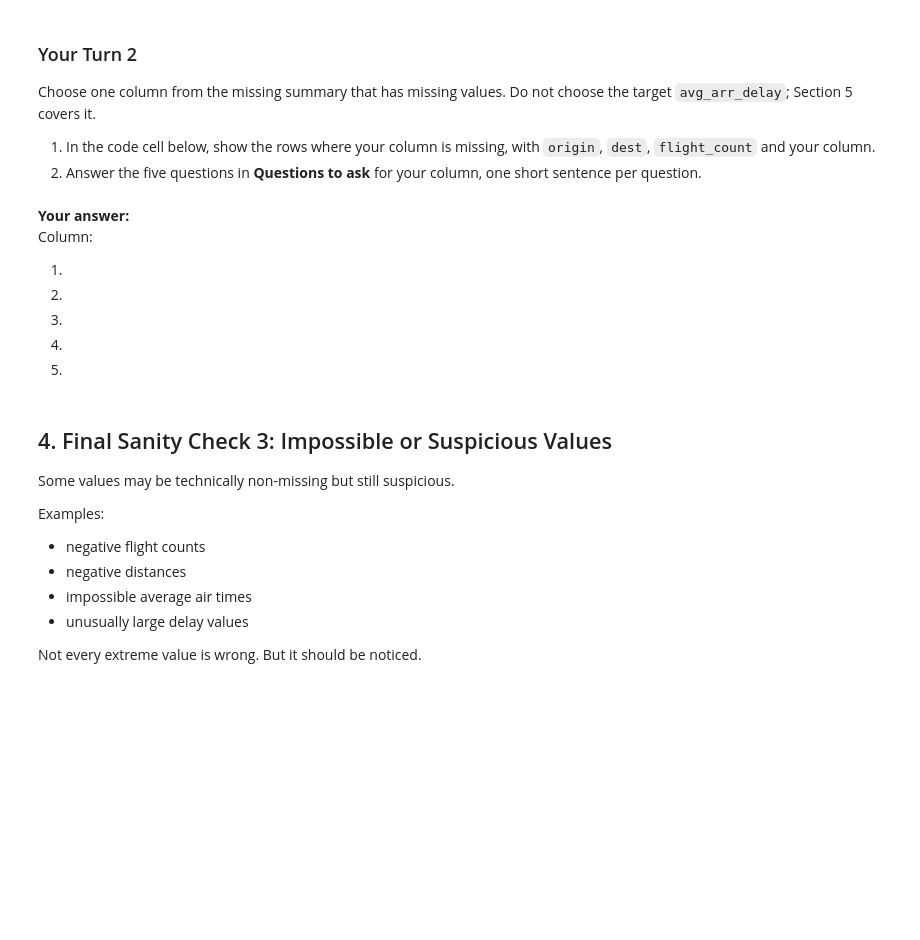
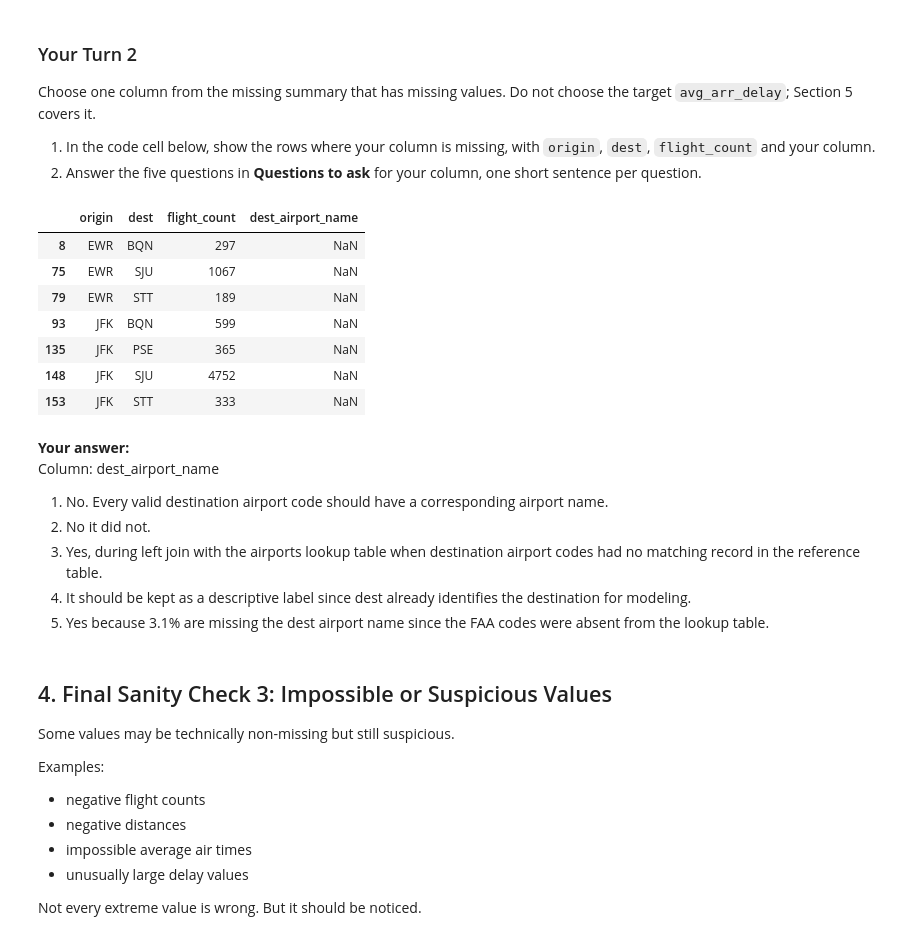
Before and after one commit to zhastedt/ban6003-week-11-zachhastedt, a Jupyter notebook: notebooks/module11_abt_documentation_guided_lab.ipynb, the cells around one changed output. Saved outputs shown, nothing was run; the diff lists cells and outputs as text; code cells hidden in the pictures; blank space fills up the shorter version.

```diff
--- a/notebooks/module11_abt_documentation_guided_lab.ipynb
+++ b/notebooks/module11_abt_documentation_guided_lab.ipynb
@@ -189,18 +234,25 @@ Choose one column from the missing summary that has missing values. Do not choos
 1. In the code cell below, show the rows where your column is missing, with `origin`, `dest`, `flight_count` and your column.
 2. Answer the five questions in **Questions to ask** for your column, one short sentence per question.
 # %%
-# Your Turn 2
-# Replace your_column with the column you chose, then show its missing rows.
-# Hint: route_abt[route_abt["your_column"].isna()][["origin", "dest", "flight_count", "your_column"]]
+route_abt[route_abt["dest_airport_name"].isna()][["origin", "dest", "flight_count", "dest_airport_name"]]
+# %% [output]
+|  | origin | dest | flight_count | dest_airport_name |
+| 8 | EWR | BQN | 297 | NaN |
+| 75 | EWR | SJU | 1067 | NaN |
+| 79 | EWR | STT | 189 | NaN |
+| 93 | JFK | BQN | 599 | NaN |
+| 135 | JFK | PSE | 365 | NaN |
+| 148 | JFK | SJU | 4752 | NaN |
+| 153 | JFK | STT | 333 | NaN |
 # %% [markdown]
 **Your answer:**
-Column:
+Column: dest_airport_name
 
-1.
-2.
-3.
-4.
-5.
+1. No. Every valid destination airport code should have a corresponding airport name.
+2. No it did not.
+3. Yes, during left join with the airports lookup table when destination airport codes had no matching record in the reference table.
+4. It should be kept as a descriptive label since dest already identifies the destination for modeling.
+5. Yes because 3.1% are missing the dest airport name since the FAA codes were absent from the lookup table.
 # %% [markdown]
 ## 4. Final Sanity Check 3: Impossible or Suspicious Values
 
```
Also changed, not shown: parts of 28 cells of this notebook, 3 other files.
